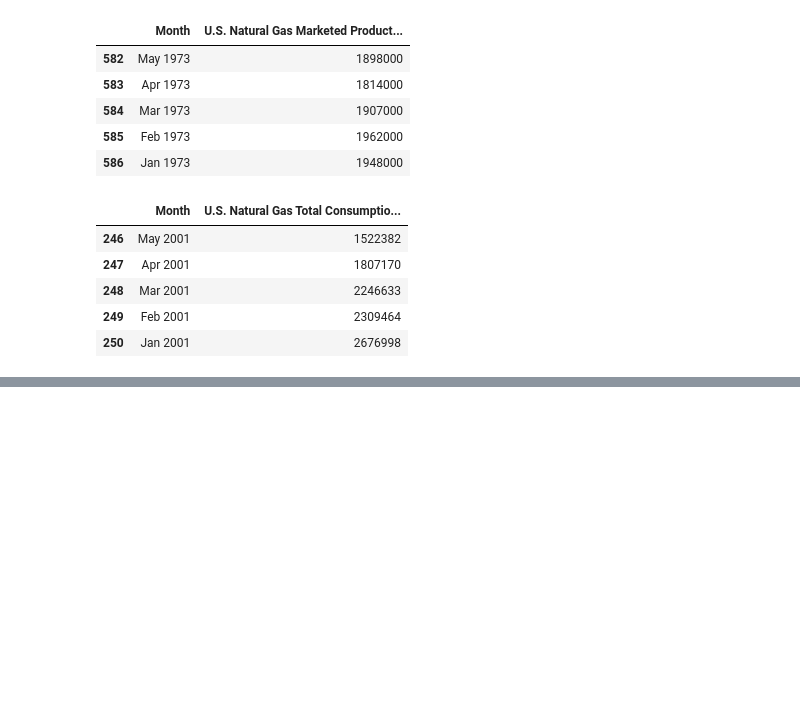
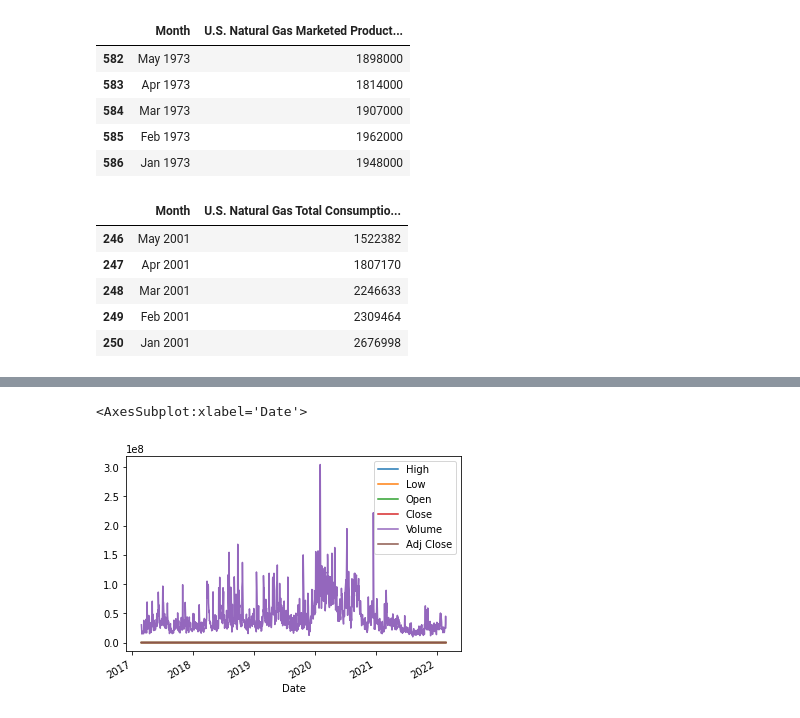
Before and after one commit to jagadeesh-tolnut/NaturalGas-DSNotebooks, a Jupyter notebook: EDA/Untitled.ipynb, the cells around one changed output, grey strips where cells are left out. Saved outputs shown, nothing was run; the diff lists cells and outputs as text; code cells hidden in the pictures; blank space fills up the shorter version.

```diff
--- a/EDA/Untitled.ipynb
+++ b/EDA/Untitled.ipynb
@@ -67,3 +72,7 @@ ng_consumption.tail()
 | 248 | Mar 2001 | 2246633 |
 | 249 | Feb 2001 | 2309464 |
 | 250 | Jan 2001 | 2676998 |
+# %%
+import pandas_datareader as pdr
+
+tesla = pdr.get_data_yahoo('TSLA')
@@ -69,0 +96,5 @@ ng_consumption.tail()
+# %%
+tesla.plot()
+# %% [output]
+<AxesSubplot:xlabel='Date'>
+[figure, added]
```
Also changed, not shown: parts of 26 cells of this notebook, 3 other files.
